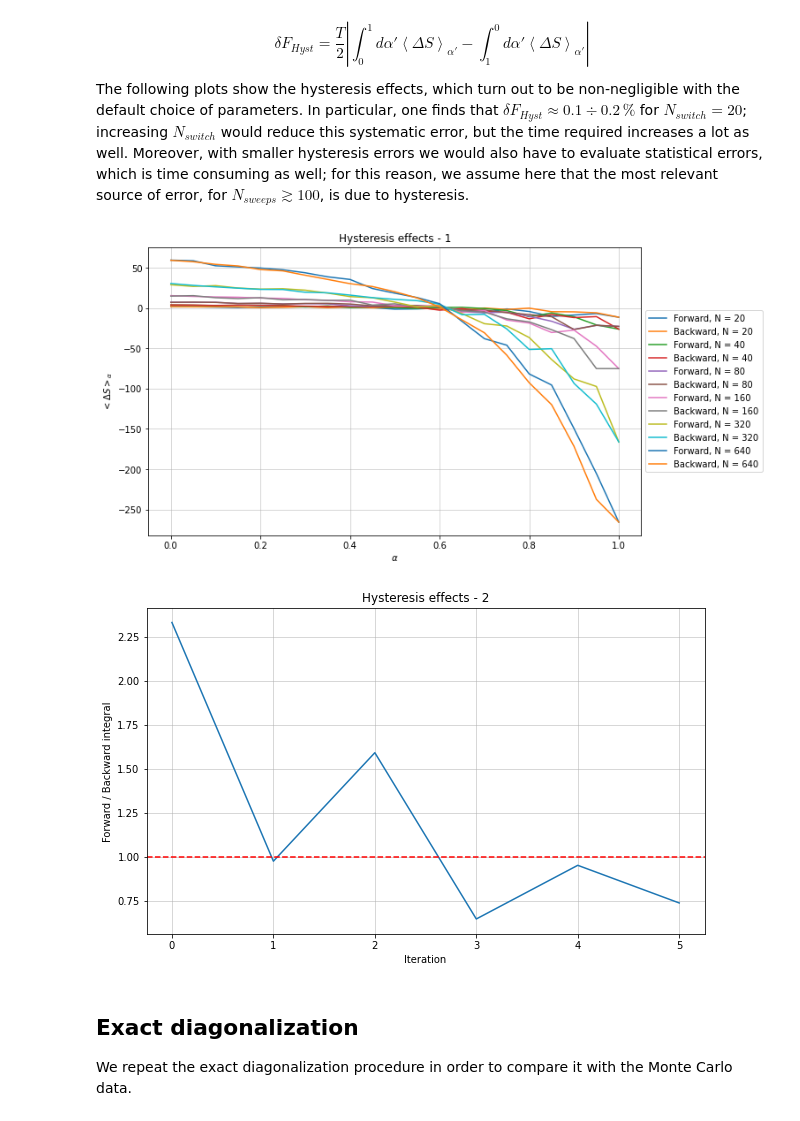
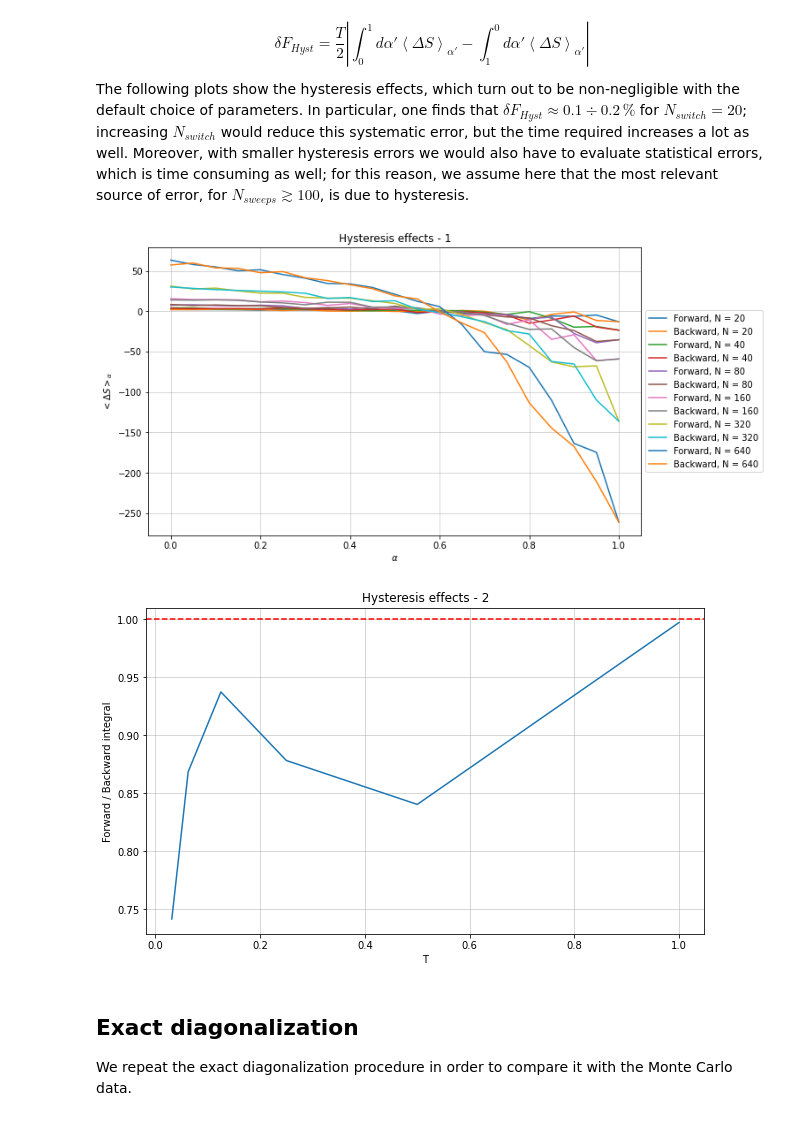
Before and after one commit to FabioOri/QuantumMonteCarlo, a Jupyter notebook: 3_adiabatic.ipynb, the cells around one changed output. Saved outputs shown, nothing was run; the diff lists cells and outputs as text; code cells hidden in the pictures.

```diff
--- a/3_adiabatic.ipynb
+++ b/3_adiabatic.ipynb
@@ -34,7 +34,7 @@ m =
 N = int(input("N = ") or 20);
 a = float(input("a = ") or 0.05);
 Nsweeps = int(input("Nsweeps = ") or 100);
-Ncor = int(input("Ncorrelation = ") or 100);
+Ncor = int(input("Ncorrelation = ") or 50);
 # %% [output]
 N =
 a =
@@ -176,34 +176,34 @@ The following plots show the hysteresis effects, which turn out to be non-neglig
 # %%
 # Mean values plot
 fig, ax = plt.subplots(figsize=(10,6))
 N0 = N;
 for iT in range(n):
     ax.plot(alpha_vec[0:Nswitch+1], mean_deltaS[0:Nswitch+1, iT], label = 'Forward, N = '+str(round(N0)));
     ax.plot(alpha_vec[Nswitch:2*Nswitch+1], mean_deltaS[Nswitch:2*Nswitch+1, iT], label = 'Backward, N = '+str(round(N0)));
     N0 = 2*N0;
 
 ax.set_xlabel('$\\alpha$');
 ax.set_ylabel('$<\Delta S>_\\alpha$');
 plt.grid(linewidth=0.5);
 plt.title('Hysteresis effects - 1');
 ax.legend(loc='center left', bbox_to_anchor=(1, 0.5))
 plt.show();
 
 # Ratio between integrals
 fig, ax = plt.subplots(figsize=(10,6))
-ax.plot([i for i in range(n)], np.abs(integral_dS1 / integral_dS2));
+ax.plot(T_vec, np.abs(integral_dS1 / integral_dS2));
 plt.axhline(y = 1, ls = '--', color = 'red')
-ax.set_xlabel('Iteration');
+ax.set_xlabel('T');
 ax.set_ylabel('Forward / Backward integral');
 plt.grid(linewidth=0.5);
 plt.title('Hysteresis effects - 2');
 plt.show();
 
 # Hysteresis error estimate (the factor T is included at the end of the code)
 err_hyst = np.abs(integral_dS1 - integral_dS2) / 2;
 # %% [output]
-[figure, old version]
+[figure, new version]
-[figure, old version]
+[figure, new version]
 # %% [markdown]
 ## Exact diagonalization
 We repeat the exact diagonalization procedure in order to compare it with the Monte Carlo data.
```
Also changed, not shown: parts of 2 cells of this notebook.
